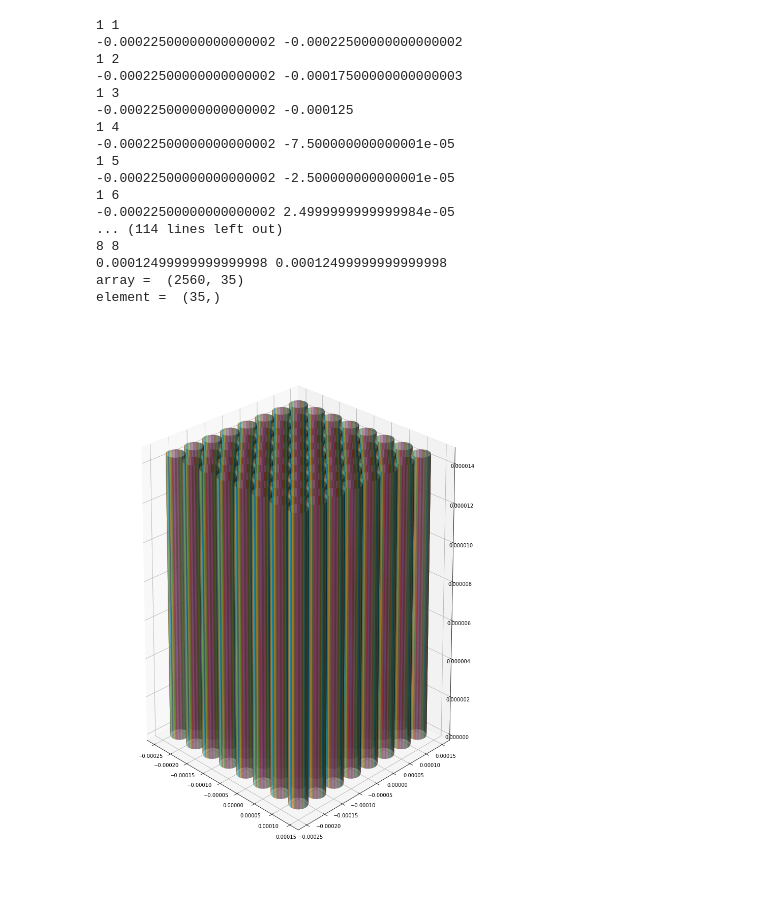
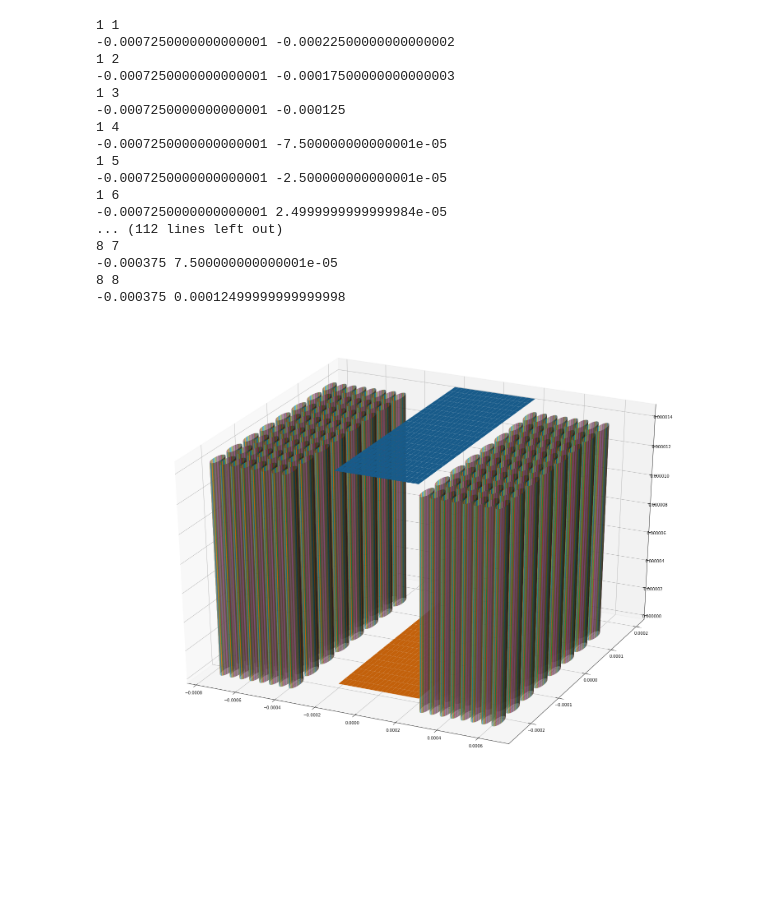
Before and after one commit to PeculiarOvertones/FHDeX, a Jupyter notebook: exec/DSMC/paramPlane_array.ipynb, the cells around one changed output. Drawn from its saved outputs; the diff is of its cells as text; code cells hidden in the pictures; blank space fills up the shorter version.

Commit message:
fixed errors in phonon guide array python script and input

```diff
--- a/exec/DSMC/paramPlane_array.ipynb
+++ b/exec/DSMC/paramPlane_array.ipynb
@@ -21,11 +118,7 @@ print(a)
 # %%
-nx0_elem = 1; nx1_elem = 9; dnx_elem = 1 # starting cylinder element index n0; ending n1; interval dn
-ny0_elem = 1; ny1_elem = 9; dny_elem = 1
-paramPlaneList = [];
-originList = [];
-
+# left array
 for iteration_x in range (nx0_elem, nx1_elem, dnx_elem) : # count of cynlinders in x
-    offsetx = - a_period * nx1_elem / 2 + (iteration_x - 1) * a_period;
+    offsetx = - a_period * nx1_elem / 2 + (iteration_x - 1) * a_period + a_positionx2;
     for iteration_y in range (ny0_elem, ny1_elem, dny_elem) :
         offsety = - a_period * ny1_elem / 2 + (iteration_y - 1) * a_period;
         offsetz = 0;
@@ -90,27 +183,24 @@ for iteration_x in range (nx0_elem, nx1_elem, dnx_elem) : # count of cynlinders
             #code expects it in this order:
             paramPlane=[x0,y0,z0,ux,uy,uz,vx,vy,vz,uTop,vTop,rnx,rny,rnz,lnx,lny,lnz,pr,sr,tr,nr0,nr1,sourcer,sinkr,cr,pl,sl,tl,nl0,nl1,sourcel,sinkl,cl,p,a];
             paramPlaneList.append(paramPlane);
-
-print("array = ",np.shape(paramPlaneList))
-print("element = ",np.shape(paramPlane))
 # %% [output]
 1 1
--0.00022500000000000002 -0.00022500000000000002
+-0.0007250000000000001 -0.00022500000000000002
 1 2
--0.00022500000000000002 -0.00017500000000000003
+-0.0007250000000000001 -0.00017500000000000003
 1 3
--0.00022500000000000002 -0.000125
+-0.0007250000000000001 -0.000125
 1 4
--0.00022500000000000002 -7.500000000000001e-05
+-0.0007250000000000001 -7.500000000000001e-05
 1 5
--0.00022500000000000002 -2.500000000000001e-05
+-0.0007250000000000001 -2.500000000000001e-05
 1 6
--0.00022500000000000002 2.4999999999999984e-05
-... (114 lines left out)
+-0.0007250000000000001 2.4999999999999984e-05
+... (112 lines left out)
+8 7
+-0.000375 7.500000000000001e-05
 8 8
-0.00012499999999999998 0.00012499999999999998
-array =  (2560, 35)
-element =  (35,)
+-0.000375 0.00012499999999999998
 # %%
 #rectangle to act as source:
 
@@ -139,7 +229,7 @@ vx=v[0]; vy=v[1]; vz=u[2];
 #surface normals
 
 ln=[0.0,0.0,-1.0];
-lnx=ln[0]; lny=ln[1]; lnz=ln[2];
+lnx=ln[0]; lny=ln[1]; lnz=ln[2]; # left is defined to point into the domain with this setup
 rnx=-lnx; rny=-lny; rnz=-lnz;
 
 #porosity, specularity, temperature, momentum conservation (left and right)
@@ -150,7 +240,7 @@ pr=0.0; sr=1.0; tr=4.0;cr=1.0;
 p=0.0;
 
 #density if a source, for each species (left and right)
-nr0=0.0; nr1=0.0;nl0=0.0;nl1=10.0e9;
+nr0=0.0; nr1=0.0;nl0=0.0;nl1=5.0e15;
 #source
 sourcer=0.0;sourcel=1.0;
 #area (only used if a source)
@@ -196,8 +286,8 @@ lnx=ln[0]; lny=ln[1]; lnz=ln[2];
 rnx=-lnx; rny=-lny; rnz=-lnz;
 
 #porosity, specularity, temperature, momentum conservation (left and right)
-pl=0.0; sl=1.0; tl=273.0;cl=1.0;
-pr=0.0; sr=1.0; tr=273.0;cr=1.0;
+pl=0.0; sl=1.0; tl=4.0;cl=1.0;
+pr=0.0; sr=1.0; tr=4.0;cr=1.0;
 
 #periodic
 p=0.0;
@@ -219,35 +309,35 @@ paramPlaneList.append(paramPlane);
 # %%
 #Plot surfaces
 
 import matplotlib.pyplot as plt
 from mpl_toolkits.mplot3d import Axes3D
 n = 20
 
 fig = plt.figure();
-fig.set_size_inches(30, 20)
+fig.set_size_inches(60, 20)
 ax = fig.add_subplot(121, projection='3d');
 #ax.set_zlim(0,0.012);
 #ax.set_xlim(0,0.08);
 #ax.set_ylim(0,0.08);
 #ax.view_init(36, 26);
 
 totalPlanes = len(paramPlaneList);
 
 for ii in range(totalPlanes):
     u = np.linspace(0, paramPlaneList[ii][9], n) # utop, norm of section length
     v = np.linspace(0, paramPlaneList[ii][10], n) # vtop
     u, v = np.meshgrid(u, v)
 
     x = paramPlaneList[ii][0] + paramPlaneList[ii][3]*u + paramPlaneList[ii][6]*v; # x0, ux, vx
     y = paramPlaneList[ii][1] + paramPlaneList[ii][4]*u + paramPlaneList[ii][7]*v; # y0, uy, vy
     z = paramPlaneList[ii][2] + paramPlaneList[ii][5]*u + paramPlaneList[ii][8]*v; # z0, uz, vz
 
     surf = ax.plot_surface(x,y,z)
 
-ax.view_init(20, -45)
+ax.view_init(30, -65)
 plt.show()
 # %% [output]
-[figure, old version]
+[figure, new version]
 # %%
 #write surfaces to file
 import os
```
Also changed, not shown: parts of 2 cells of this notebook, 1 other file.
